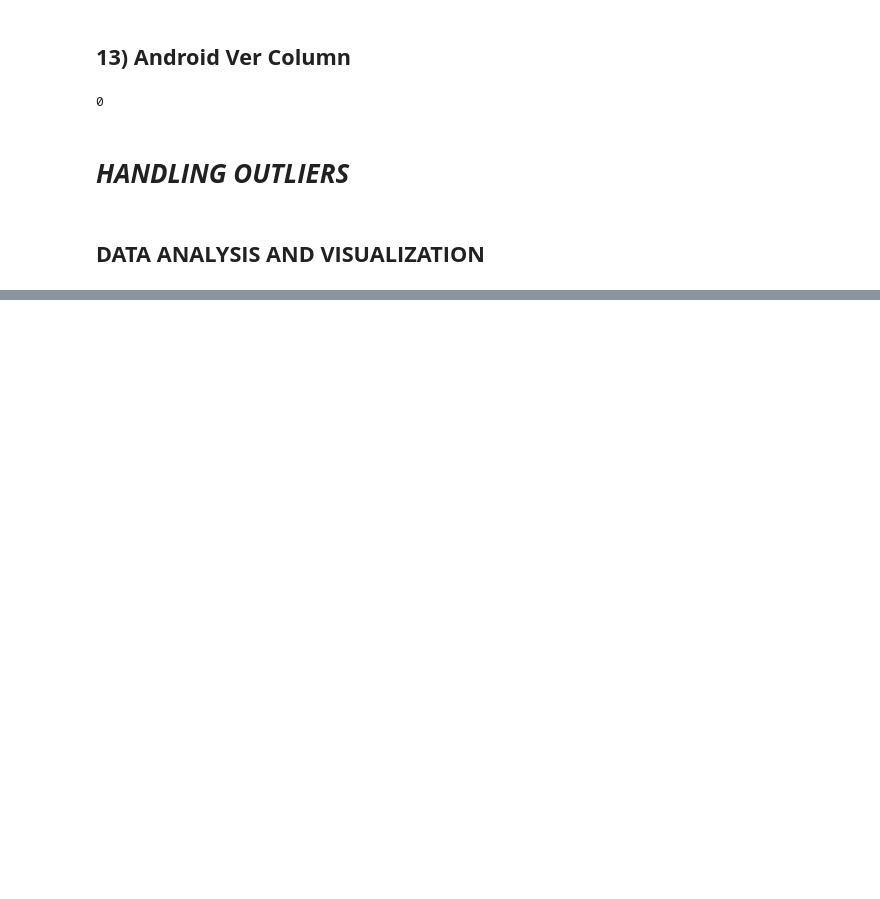
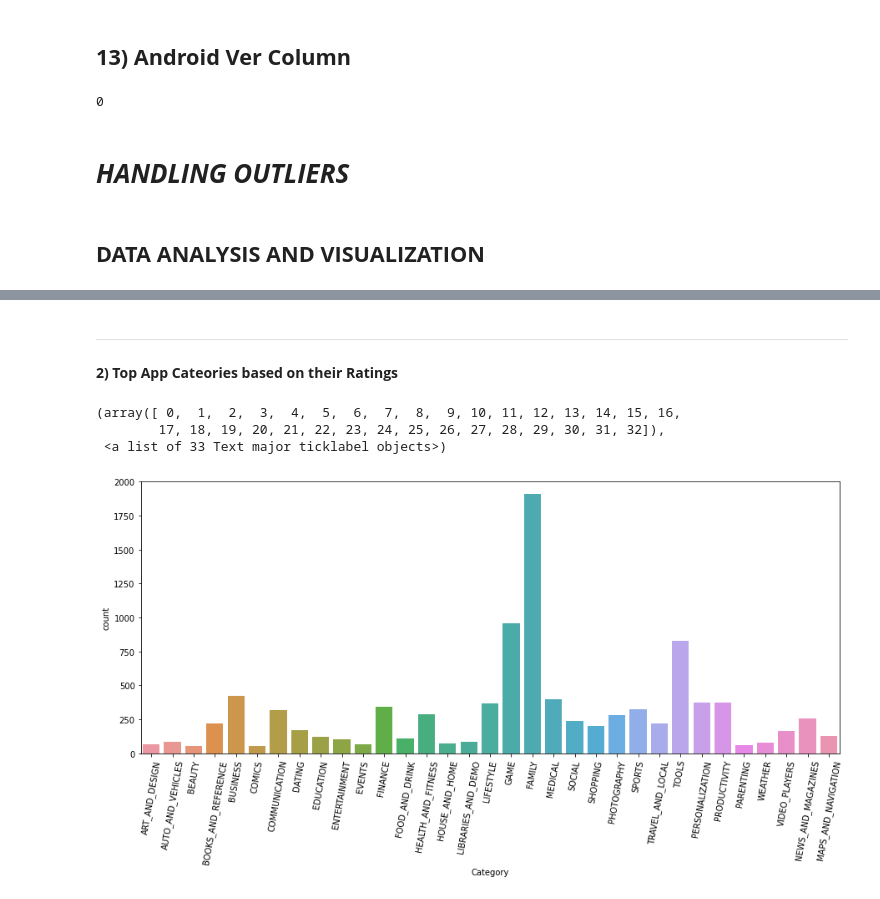
Before and after one commit to ankitrai777/EDA-on-Play-Store-App-Review, a Jupyter notebook: Play_Store_App_Review_Analysis_Capstone_Project.ipynb, the cells around one changed output, grey strips where cells are left out. Cells and saved outputs as stored; diff of their text form; code cells hidden in the pictures; blank space fills up the shorter version.

```diff
--- a/Play_Store_App_Review_Analysis_Capstone_Project.ipynb
+++ b/Play_Store_App_Review_Analysis_Capstone_Project.ipynb
@@ -545,0 +598,16 @@ Text(0.5, 1.0, 'Distribution of App Types')
+# %% [markdown]
+
+
+---
+# %% [markdown]
+**2) Top App Cateories based on their Ratings**
+# %%
+# Categories Count
+plt.rcParams['figure.figsize'] = 15,6
+sns.countplot(x='Category',data = ps_df)
+plt.xticks(rotation=80)
+# %% [output]
+(array([ 0,  1,  2,  3,  4,  5,  6,  7,  8,  9, 10, 11, 12, 13, 14, 15, 16,
+        17, 18, 19, 20, 21, 22, 23, 24, 25, 26, 27, 28, 29, 30, 31, 32]),
+ <a list of 33 Text major ticklabel objects>)
+[figure, added]
```
Also changed, not shown: parts of 115 cells of this notebook.
